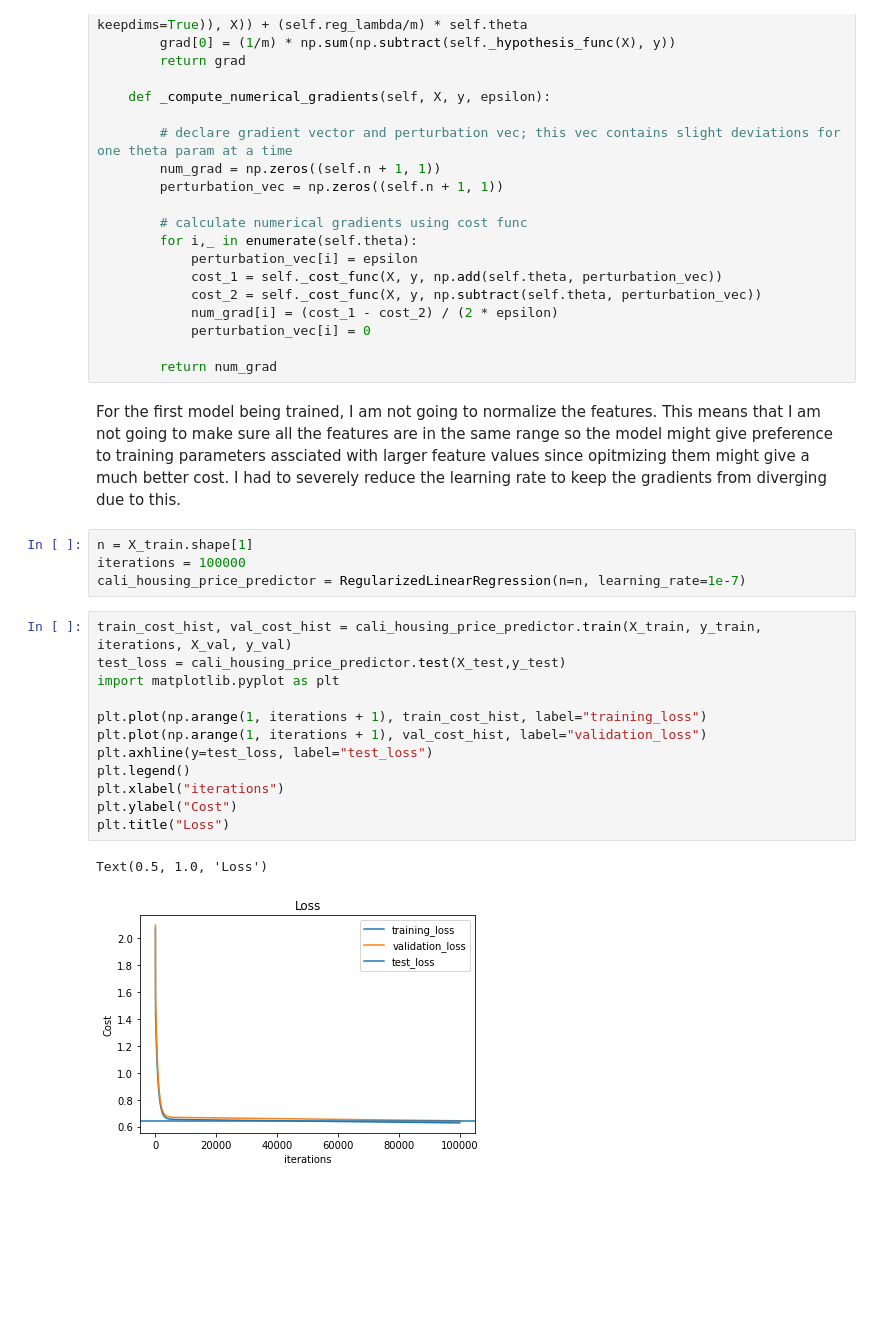
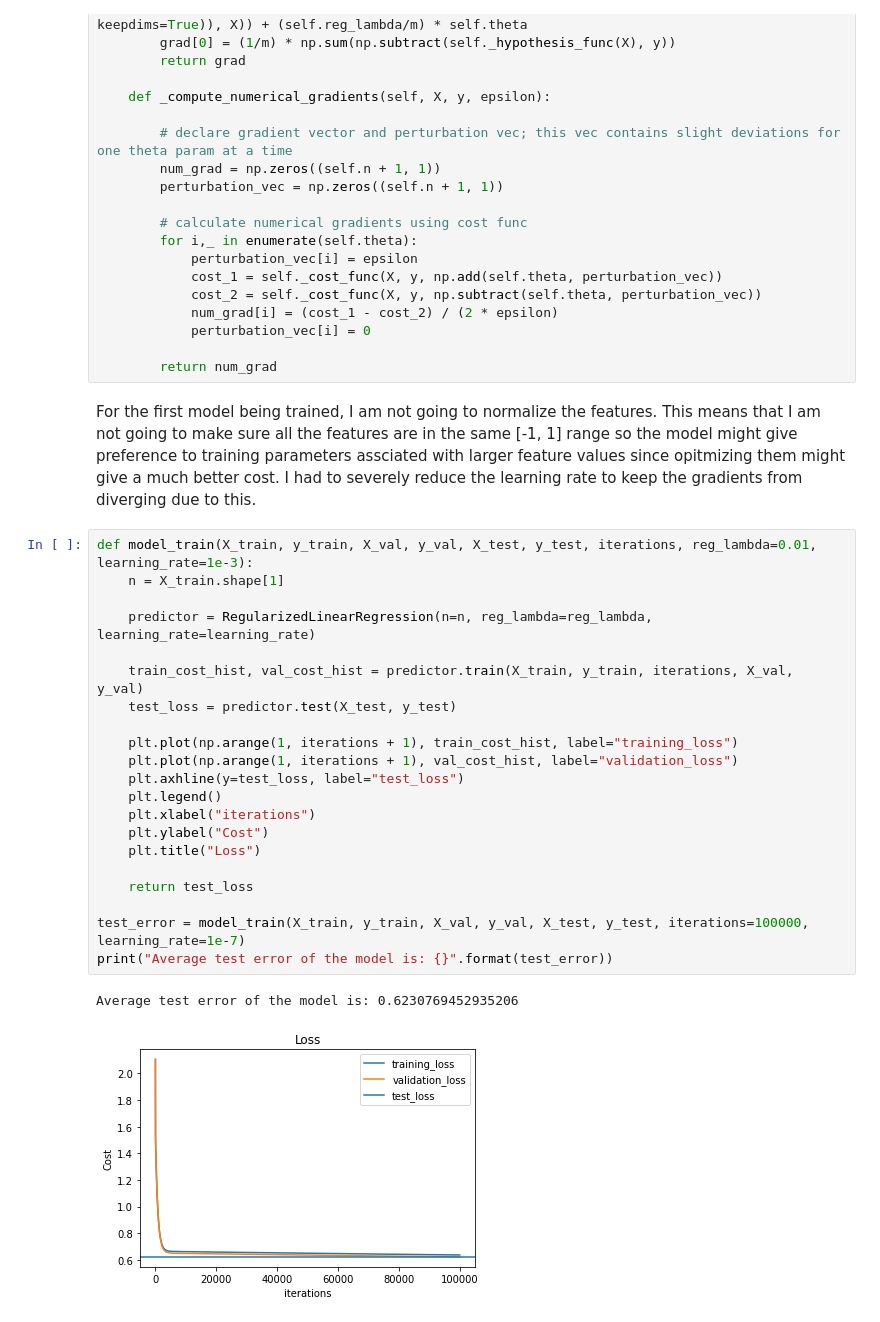
Before and after one commit to PurvPatel/Machine-Learning, a Jupyter notebook: linear_Regression/Regularized Linear Regression.ipynb, the cells around one changed output. Drawn from its saved outputs; the diff is of its cells as text; blank space fills up the shorter version.

Commit message:
Added training with normalization and refactored code

```diff
--- a/linear_Regression/Regularized Linear Regression.ipynb
+++ b/linear_Regression/Regularized Linear Regression.ipynb
@@ -400,24 +401,29 @@ class RegularizedLinearRegression:
 
         return num_grad
 # %% [markdown]
-For the first model being trained, I am not going to normalize the features. This means that I am not going to make sure all the features are in the same range so the model might give preference to training parameters assciated with larger feature values since opitmizing them might give a much better cost. I had to severely reduce the learning rate to keep the gradients from diverging due to this.
+For the first model being trained, I am not going to normalize the features. This means that I am not going to make sure all the features are in the same \[-1, 1\] range so the model might give preference to training parameters assciated with larger feature values since opitmizing them might give a much better cost. I had to severely reduce the learning rate to keep the gradients from diverging due to this.
-# %%
-n = X_train.shape[1]
-iterations = 100000
-cali_housing_price_predictor = RegularizedLinearRegression(n=n, learning_rate=1e-7)
-# %%
-train_cost_hist, val_cost_hist = cali_housing_price_predictor.train(X_train, y_train, iterations, X_val, y_val)
-test_loss = cali_housing_price_predictor.test(X_test,y_test)
-import matplotlib.pyplot as plt
-
-plt.plot(np.arange(1, iterations + 1), train_cost_hist, label="training_loss")
-plt.plot(np.arange(1, iterations + 1), val_cost_hist, label="validation_loss")
-plt.axhline(y=test_loss, label="test_loss")
-plt.legend()
-plt.xlabel("iterations")
-plt.ylabel("Cost")
-plt.title("Loss")
-# %% [output]
-Text(0.5, 1.0, 'Loss')
-[figure, removed]
+# %%
+def model_train(X_train, y_train, X_val, y_val, X_test, y_test, iterations, reg_lambda=0.01, learning_rate=1e-3):
+    n = X_train.shape[1]
+
+    predictor = RegularizedLinearRegression(n=n, reg_lambda=reg_lambda, learning_rate=learning_rate)
+
+    train_cost_hist, val_cost_hist = predictor.train(X_train, y_train, iterations, X_val, y_val)
+    test_loss = predictor.test(X_test, y_test)
+
+    plt.plot(np.arange(1, iterations + 1), train_cost_hist, label="training_loss")
+    plt.plot(np.arange(1, iterations + 1), val_cost_hist, label="validation_loss")
+    plt.axhline(y=test_loss, label="test_loss")
+    plt.legend()
+    plt.xlabel("iterations")
+    plt.ylabel("Cost")
+    plt.title("Loss")
+
+    return test_loss
+
+test_error = model_train(X_train, y_train, X_val, y_val, X_test, y_test, iterations=100000, learning_rate=1e-7)
+print("Average test error of the model is: {}".format(test_error))
+# %% [output]
+Average test error of the model is: 0.6230769452935206
+[figure, added]
 # %% [markdown]
```
Also changed, not shown: parts of 7 cells of this notebook.
